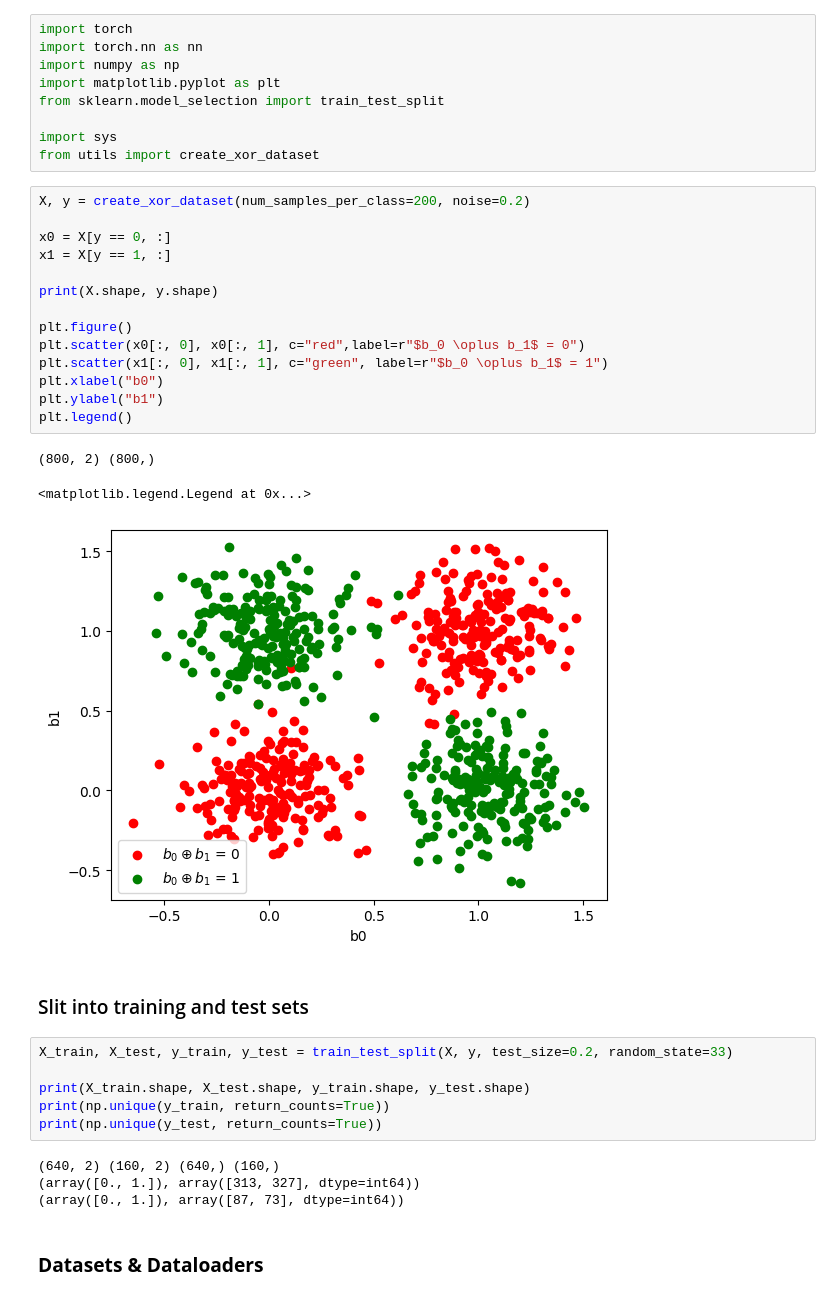
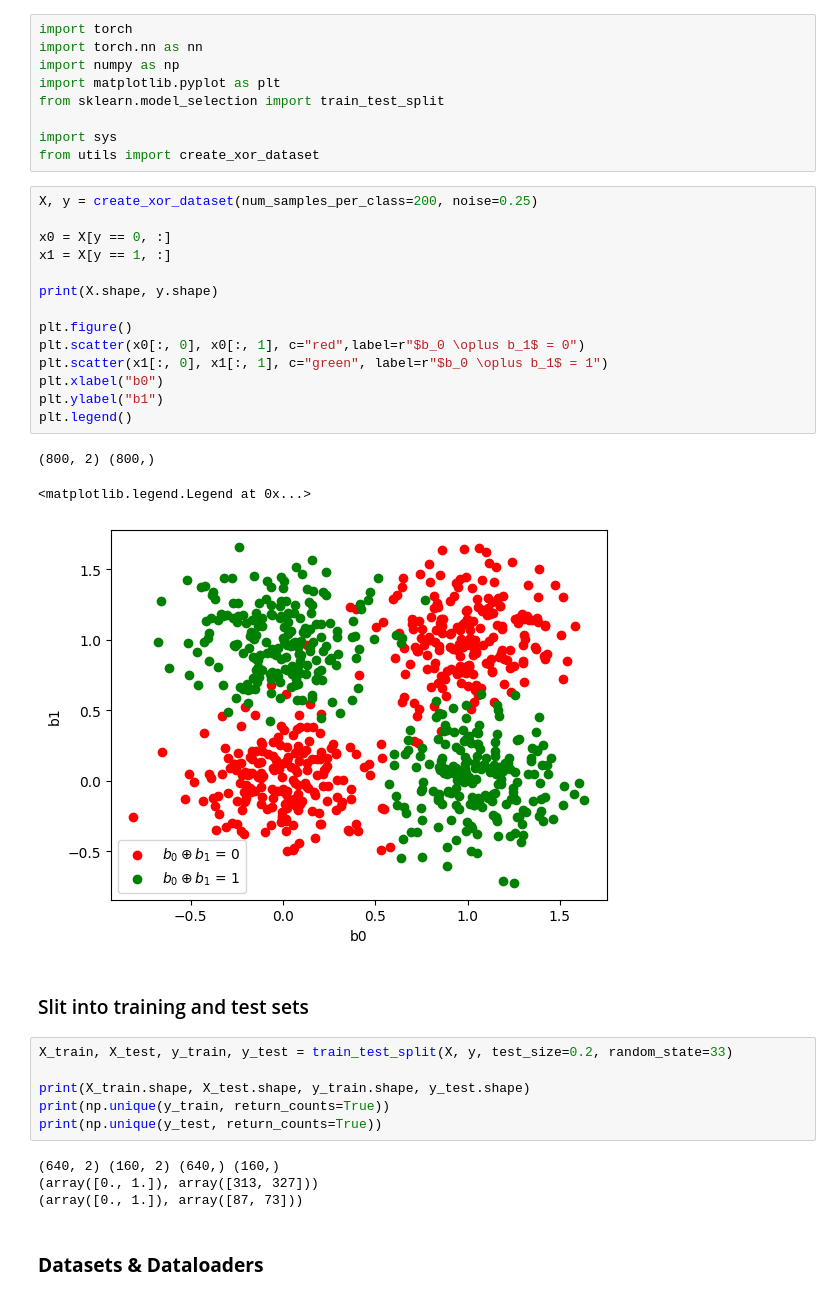
Before and after one commit to Vladimirescu/BIOSINF_IA2, a Jupyter notebook: L1/tutorial.ipynb, the cells around one changed output. Cells and saved outputs as stored; diff of their text form.

```diff
--- a/L1/tutorial.ipynb
+++ b/L1/tutorial.ipynb
@@ -543,23 +496,23 @@ from sklearn.model_selection import train_test_split
 import sys
 from utils import create_xor_dataset
 # %%
-X, y = create_xor_dataset(num_samples_per_class=200, noise=0.2)
+X, y = create_xor_dataset(num_samples_per_class=200, noise=0.25)
 
 x0 = X[y == 0, :]
 x1 = X[y == 1, :]
 
 print(X.shape, y.shape)
 
 plt.figure()
 plt.scatter(x0[:, 0], x0[:, 1], c="red",label=r"$b_0 \oplus b_1$ = 0")
 plt.scatter(x1[:, 0], x1[:, 1], c="green", label=r"$b_0 \oplus b_1$ = 1")
 plt.xlabel("b0")
 plt.ylabel("b1")
 plt.legend()
 # %% [output]
 (800, 2) (800,)
 <matplotlib.legend.Legend at 0x...>
-[figure, old version]
+[figure, new version]
 # %% [markdown]
 ### Slit into training and test sets
 # %%
@@ -570,8 +523,8 @@ print(np.unique(y_train, return_counts=True))
 print(np.unique(y_test, return_counts=True))
 # %% [output]
 (640, 2) (160, 2) (640,) (160,)
-(array([0., 1.]), array([313, 327], dtype=int64))
-(array([0., 1.]), array([87, 73], dtype=int64))
+(array([0., 1.]), array([313, 327]))
+(array([0., 1.]), array([87, 73]))
 # %% [markdown]
 ### **Datasets & Dataloaders**
 # %% [markdown]
```
Also changed, not shown: parts of 36 cells of this notebook, 23 other files.
